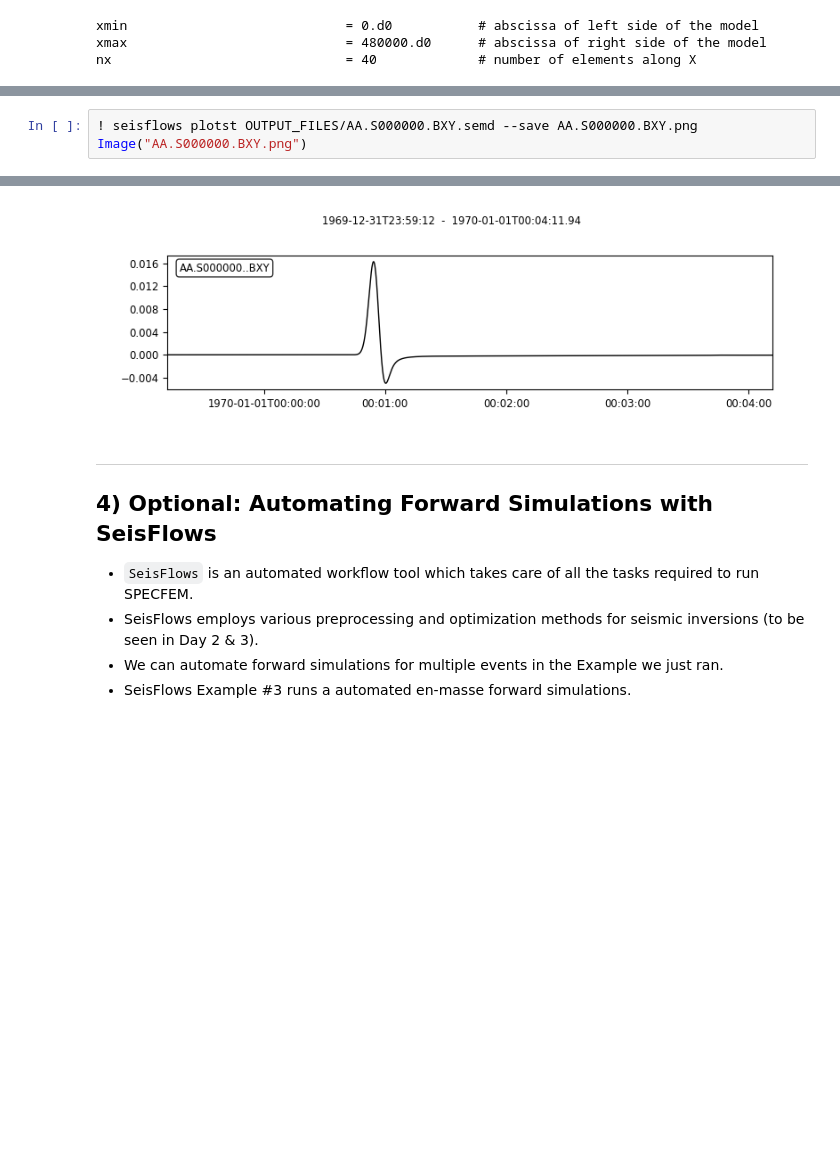
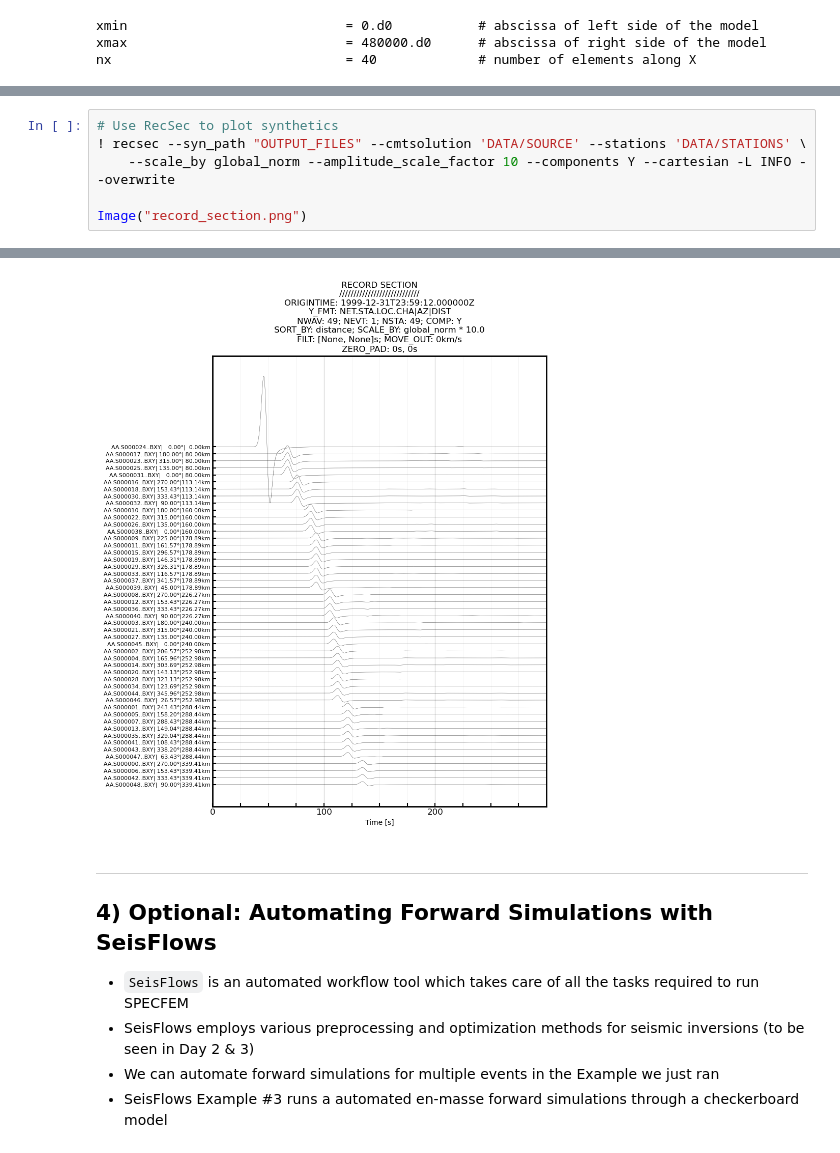
Before and after one commit to adjtomo/adjdocs, a Jupyter notebook: workshops/2022-10-05_specfem_users/completed_notebooks/day_1b_forward_simulations.ipynb, the cells around one changed output, grey strips where cells are left out. Cells and saved outputs as stored; diff of their text form; blank space fills up the shorter version.

```diff
--- a/workshops/2022-10-05_specfem_users/completed_notebooks/day_1b_forward_simulations.ipynb
+++ b/workshops/2022-10-05_specfem_users/completed_notebooks/day_1b_forward_simulations.ipynb
@@ -568,4 +588,7 @@ Image("OUTPUT_FILES/forward_image000001200.jpg")
 # %%
-! seisflows plotst OUTPUT_FILES/AA.S000000.BXY.semd --save AA.S000000.BXY.png
-Image("AA.S000000.BXY.png")
+# Use RecSec to plot synthetics
+! recsec --syn_path "OUTPUT_FILES" --cmtsolution 'DATA/SOURCE' --stations 'DATA/STATIONS' \
+    --scale_by global_norm --amplitude_scale_factor 10 --components Y --cartesian -L INFO --overwrite
+
+Image("record_section.png")
 # %% [output]
@@ -572,11 +612,11 @@ Image("AA.S000000.BXY.png")
-[figure, old version]
+[figure, new version]
 # %% [markdown]
 -----------
 ## 4) Optional: Automating Forward Simulations with SeisFlows
 
-- `SeisFlows` is an automated workflow tool which takes care of all the tasks required to run SPECFEM.
-- SeisFlows employs various preprocessing and optimization methods for seismic inversions (to be seen in Day 2 & 3).
-- We can automate forward simulations for multiple events in the Example we just ran.
-- SeisFlows Example \#3 runs a automated en-masse forward simulations.
+- `SeisFlows` is an automated workflow tool which takes care of all the tasks required to run SPECFEM
+- SeisFlows employs various preprocessing and optimization methods for seismic inversions (to be seen in Day 2 & 3)
+- We can automate forward simulations for multiple events in the Example we just ran
+- SeisFlows Example \#3 runs a automated en-masse forward simulations through a checkerboard model
 # %%
 # Make sure were running in a clean working directory
```
Also changed, not shown: parts of 43 cells of this notebook, 1 other file.
